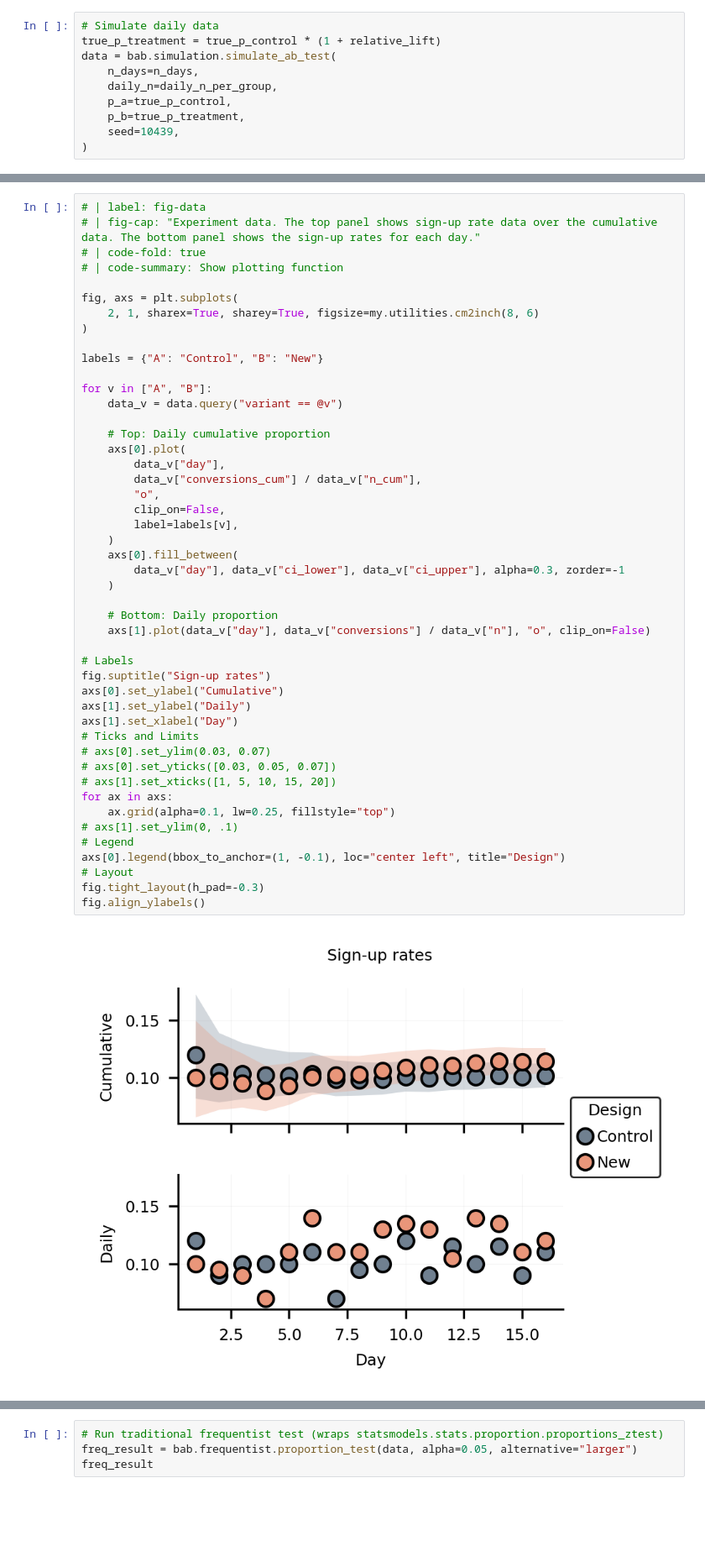
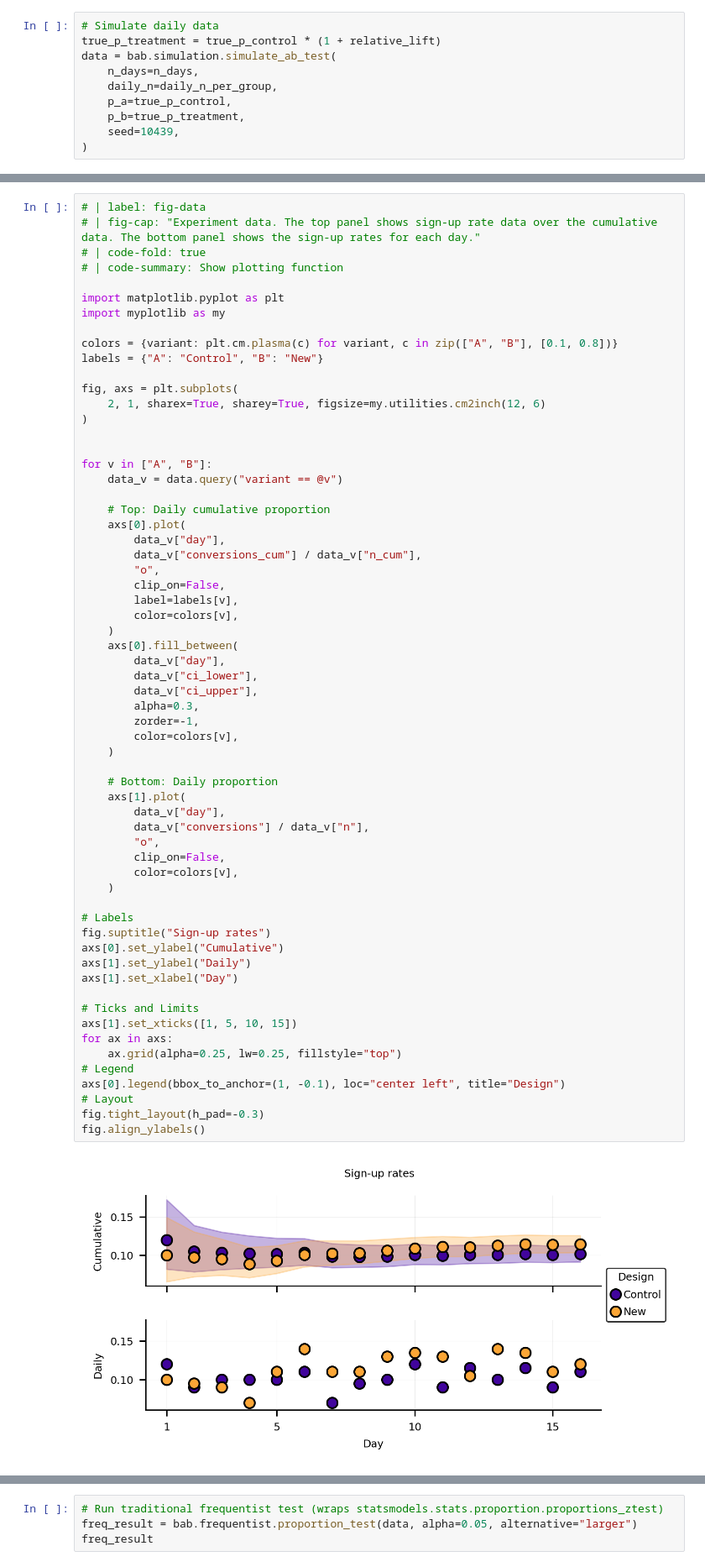
Before and after one commit to moltaire/bayesian-ab-testing, a Jupyter notebook: index.ipynb, the cells around one changed output, grey strips where cells are left out. Shown at 84% size. Saved outputs shown, nothing was run; the diff lists cells and outputs as text; blank space fills up the shorter version.

```diff
--- a/index.ipynb
+++ b/index.ipynb
@@ -152,47 +144,62 @@ Let's see what our data look like:
 # | code-fold: true
 # | code-summary: Show plotting function
 
+import matplotlib.pyplot as plt
+import myplotlib as my
+
+colors = {variant: plt.cm.plasma(c) for variant, c in zip(["A", "B"], [0.1, 0.8])}
+labels = {"A": "Control", "B": "New"}
+
 fig, axs = plt.subplots(
-    2, 1, sharex=True, sharey=True, figsize=my.utilities.cm2inch(8, 6)
+    2, 1, sharex=True, sharey=True, figsize=my.utilities.cm2inch(12, 6)
 )
 
-labels = {"A": "Control", "B": "New"}
 
 for v in ["A", "B"]:
     data_v = data.query("variant == @v")
 
     # Top: Daily cumulative proportion
     axs[0].plot(
         data_v["day"],
         data_v["conversions_cum"] / data_v["n_cum"],
         "o",
         clip_on=False,
         label=labels[v],
+        color=colors[v],
     )
     axs[0].fill_between(
-        data_v["day"], data_v["ci_lower"], data_v["ci_upper"], alpha=0.3, zorder=-1
+        data_v["day"],
+        data_v["ci_lower"],
+        data_v["ci_upper"],
+        alpha=0.3,
+        zorder=-1,
+        color=colors[v],
     )
 
     # Bottom: Daily proportion
-    axs[1].plot(data_v["day"], data_v["conversions"] / data_v["n"], "o", clip_on=False)
+    axs[1].plot(
+        data_v["day"],
+        data_v["conversions"] / data_v["n"],
+        "o",
+        clip_on=False,
+        color=colors[v],
+    )
 
 # Labels
 fig.suptitle("Sign-up rates")
 axs[0].set_ylabel("Cumulative")
 axs[1].set_ylabel("Daily")
 axs[1].set_xlabel("Day")
+
 # Ticks and Limits
-# axs[0].set_ylim(0.03, 0.07)
-# axs[0].set_yticks([0.03, 0.05, 0.07])
-# axs[1].set_xticks([1, 5, 10, 15, 20])
+axs[1].set_xticks([1, 5, 10, 15])
 for ax in axs:
-    ax.grid(alpha=0.1, lw=0.25, fillstyle="top")
-# axs[1].set_ylim(0, .1)
+    ax.grid(alpha=0.25, lw=0.25, fillstyle="top")
 # Legend
 axs[0].legend(bbox_to_anchor=(1, -0.1), loc="center left", title="Design")
 # Layout
 fig.tight_layout(h_pad=-0.3)
 fig.align_ylabels()
 # %% [output]
-[figure, old version]
+[figure, new version]
 # %% [markdown]
```
Also changed, not shown: parts of 33 cells of this notebook, 13 other files.
